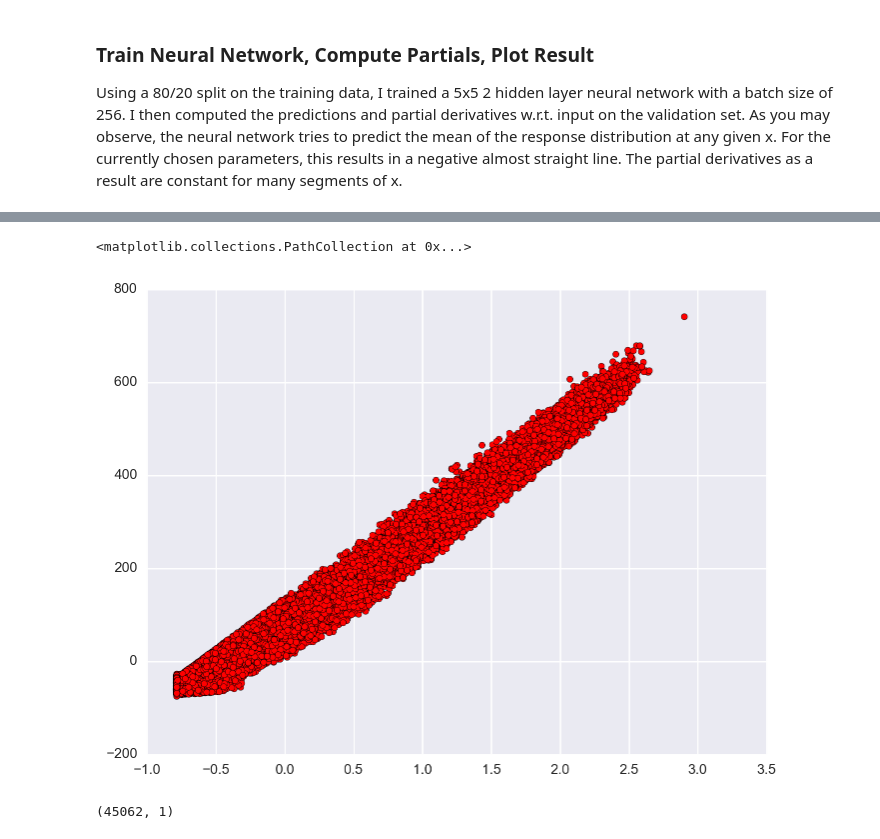
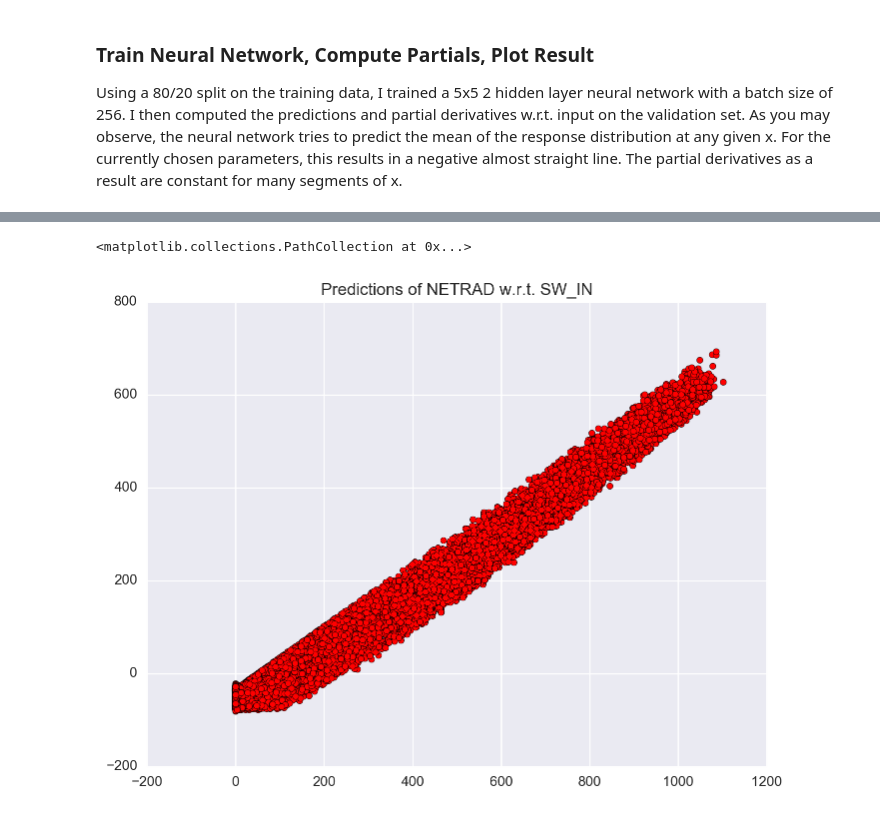
Before and after one commit to bsuper-archive/biomet-partials, a Jupyter notebook: [TA, SW_IN, RH] -> NETRAD.ipynb, the cells around one changed output, grey strips where cells are left out. Saved outputs shown, nothing was run; the diff lists cells and outputs as text; code cells hidden in the pictures.

Commit message:
Added plot titles to notebook

```diff
--- a/[TA, SW_IN, RH] -> NETRAD.ipynb
+++ b/[TA, SW_IN, RH] -> NETRAD.ipynb
@@ -202,9 +210,6 @@ array([[ 269.42153931],
 # %%
-plt.scatter(X_val[:20000, 1], preds[:20000, 0], c='r')
+plt.title("Predictions of NETRAD w.r.t. SW_IN")
+plt.scatter(X_scaler.inverse_transform(X_val)[:20000, 1], preds[:20000, 0], c='r')
 # %% [output]
 <matplotlib.collections.PathCollection at 0x...>
-[figure, old version]
+[figure, new version]
-# %%
-preds.shape
-# %% [output]
-(45062, 1)
```
Also changed, not shown: parts of 8 cells of this notebook, 1 other file.
